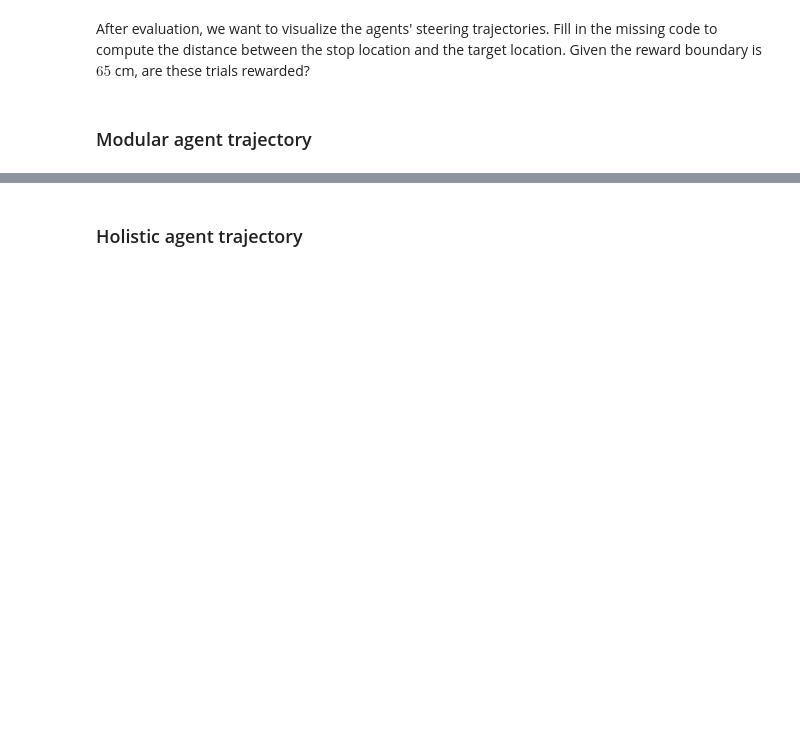
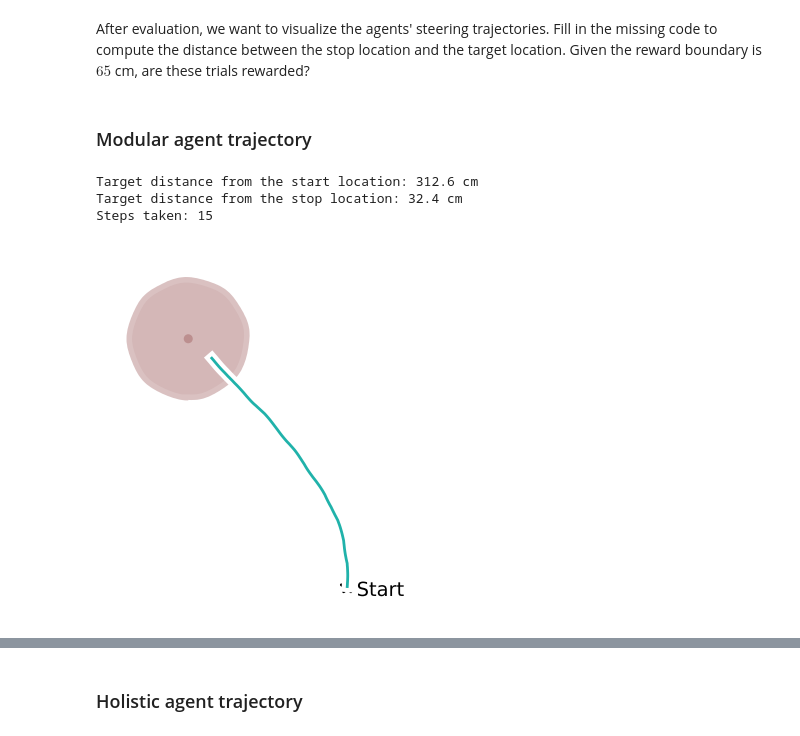
Before and after one commit to Shrijana-gurung/neuroAI, a Jupyter notebook: tutorials/W2D1_Macrocircuits/student/W2D1_Tutorial3.ipynb, the cells around one changed output, grey strips where cells are left out. Saved outputs shown, nothing was run; the diff lists cells and outputs as text; code cells hidden in the pictures; blank space fills up the shorter version.

```diff
--- a/tutorials/W2D1_Macrocircuits/student/W2D1_Tutorial3.ipynb
+++ b/tutorials/W2D1_Macrocircuits/student/W2D1_Tutorial3.ipynb
@@ -722,17 +722,17 @@ class Env(nn.Module):
         # update state: s_{t+1} = f(s_{t}, a_{t})
         ###################################################################
         ## Fill out the following then remove
-        raise NotImplementedError("Student exercise: complete update for y position and angular velocity.")
+        #raise NotImplementedError("Student exercise: complete update for y position and angular velocity.")
         ###################################################################
         px_ = px + lin_vel * torch.cos(heading_angle) * self.DT
         # Hint: Mimic how the x position is updated. The y position update is similar,
         # but it requires the sine of 'heading_angle' instead of the cosine.
-        py_ = ...
+        py_ = py + lin_vel * torch.sin(heading_angle) * self.DT
         heading_angle_ = heading_angle + ang_vel * self.DT
         lin_vel_ = self.gain[0] * a[0] + eta[0]
         # Hint: The variables 'self.gain', 'a', and 'eta' are two-dimensional.
         # The first dimension is for the linear component, and the second dimension is for the angular component.
-        ang_vel_ = ...
+        ang_vel_ = self.gain[1] * a[1] + eta[1]
 
         next_x = torch.stack([px_, py_, heading_angle_,
                               lin_vel_.reshape(1), ang_vel_.reshape(1)]).view([-1, 1])
@@ -976,7 +976,7 @@ class HolisticActor(nn.Module):
         """
         ###################################################################
         ## Fill out the following then remove
-        raise NotImplementedError("Student exercise: complete forward propagation through holistic actor.")
+        #raise NotImplementedError("Student exercise: complete forward propagation through holistic actor.")
         ###################################################################
         #######################################################
         # TODO: Pass the input 'x' and the previous hidden state 'hidden_in' to the RNN module 'self.rnn'.
@@ -985,7 +985,7 @@ class HolisticActor(nn.Module):
         # Hint: 'self.rnn' takes two arguments as inputs and outputs two things.
         # The first position corresponds to 'x', and the second position corresponds to the hidden state.
         #######################################################
-        x, hidden_out = ...
+        x, hidden_out = self.rnn(x, hidden_in)
 
         a = torch.tanh(self.l1(x))
         return a, hidden_out
@@ -1050,7 +1050,7 @@ class ModularActor(nn.Module):
         """
         ###################################################################
         ## Fill out the following then remove
-        raise NotImplementedError("Student exercise: complete forward propagation through modular actor.")
+        #raise NotImplementedError("Student exercise: complete forward propagation through modular actor.")
         ###################################################################
         #######################################################
         # TODO: Pass 'x' to the MLP module, which consists of two linear layers with ReLU nonlinearity.
@@ -1058,8 +1058,8 @@ class ModularActor(nn.Module):
         # Second, pass 'x' again to the second linear layer, 'self.l2', followed by 'F.relu'.
         #######################################################
         x, hidden_out = self.rnn(x, hidden_in)
-        x = ...
-        x = ...
+        x = F.relu(self.l1(x))
+        x = F.relu(self.l2(x))
 
         a = torch.tanh(self.l3(x))
 
@@ -1166,12 +1170,12 @@ def evaluation(agent, gain_factor=1):
             # 3. Receive reward
             ###################################################################
             ## Fill out the following then remove
-            raise NotImplementedError("Student exercise: compute the reward.")
+            # raise NotImplementedError("Student exercise: compute the reward.")
             ###################################################################
             # TODO: Compute the reward. The reward is '1' when the target is reached and the agent stops on it,
             # otherwise, the reward is '0'.
             # Hint: Use variables 'reached_target' and 'is_stop'.
-            reward = ...
+            reward = reached_target & is_stop
 
             # 4. Agent observes the next state and constructs the next state-related input
             next_observation = agent.obs_step(next_state)
@@ -1248,35 +1252,40 @@ with plt.xkcd():
     # plot trajectory
     px = trial.pos_x; py = trial.pos_y
     ax.plot(px, py, lw=lw, c=modular_c)
 
     # plot target
     target_x = trial.target_x; target_y = trial.target_y
     print(f'Target distance from the start location: {np.around(trial.target_r, 1)} cm')
 
     ###################################################################
     ## Fill out the following then remove
-    raise NotImplementedError("Student exercise: calculate the distance between target location and stop position.")
+    # raise NotImplementedError("Student exercise: calculate the distance between target location and stop position.")
     ###################################################################
     # Given target locations as trial.target_x and trial.target_y,
     # and stop locations as trial.pos_x[-1] and trial.pos_y[-1],
     # compute the Euclidean distance between the target and stop locations.
-    distance_stoploc_to_target = ...
+    distance_stoploc_to_target = np.sqrt((trial.target_x - trial.pos_x[-1])**2 + (trial.target_y - trial.pos_y[-1])**2)
     print(f'Target distance from the stop location: {np.around(distance_stoploc_to_target, 1)} cm')
 
     print(f'Steps taken: {px.size - 1}')
 
     reward_boundary_radius = arg.goal_radius * arg.LINEAR_SCALE
     target_color = reward_c if distance_stoploc_to_target < reward_boundary_radius else unreward_c
 
     cir1 = Circle(xy=[target_x, target_y], radius=reward_boundary_radius, alpha=0.4, color=target_color, lw=0)
     ax.add_patch(cir1)
     ax.scatter(target_x, target_y, c=target_color, s=5)
 
     # plot initial position
     ax.scatter(0, 0, c='k', s=20, marker='*')
     ax.text(10, -10, s='Start', fontsize=fontsize)
 
     fig.tight_layout(pad=0)
+# %% [output]
+Target distance from the start location: 312.6 cm
+Target distance from the stop location: 32.4 cm
+Steps taken: 15
+[figure, added]
 # %% [markdown]
 [*Click for solution*](https://github.com/neuromatch/NeuroAI_Course/tree/main/tutorials/W2D1_Macrocircuits/solutions/W2D1_Tutorial3_Solution_3f3de125.py)
 
```
Also changed, not shown: parts of 11 cells of this notebook.
